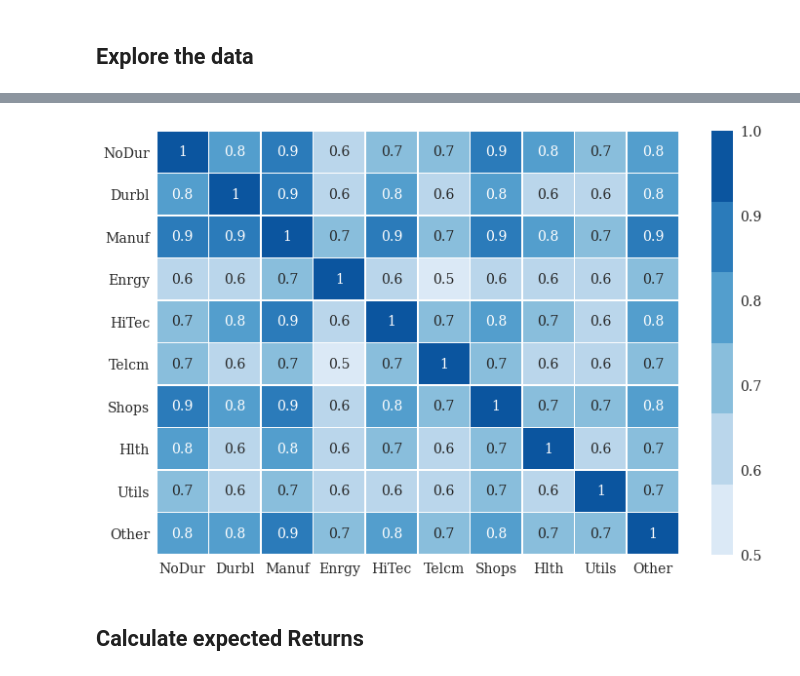
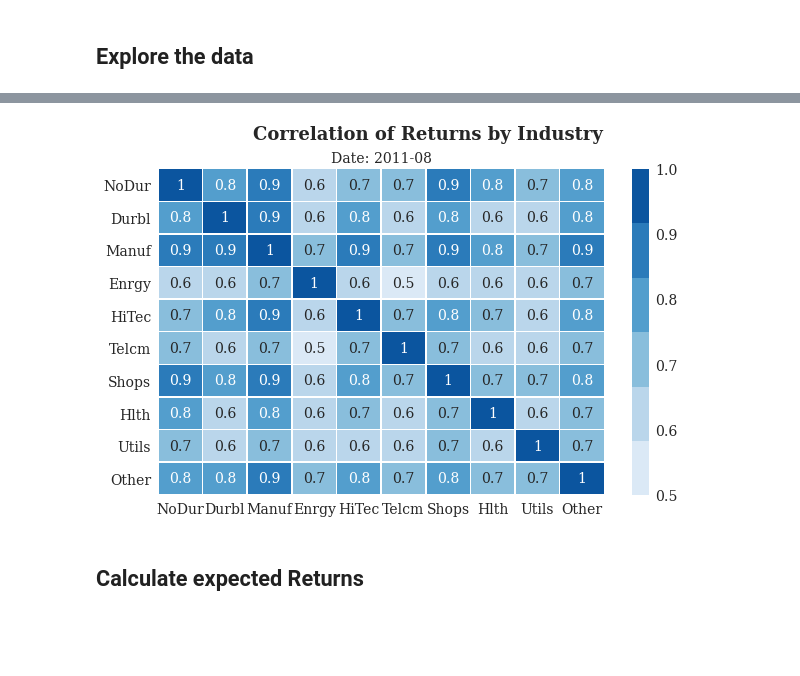
Before and after one commit to mateomarks/Black-Litterman, a Jupyter notebook: Base.ipynb, the cells around one changed output, grey strips where cells are left out. Cells and saved outputs as stored; diff of their text form; code cells hidden in the pictures; blank space fills up the shorter version.

Commit message:
Improved Graphs

```diff
--- a/Base.ipynb
+++ b/Base.ipynb
@@ -115,0 +118,9 @@ ax = sns.barplot( data=original_data.train['mktcap'].tail(1))
+# %%
+train_date =  original_data.train['nfirms'].tail(1).index[0]
+f, ax = plt.subplots()
+f.suptitle('Avg Firm Size vs Number of firms',fontweight="bold")
+ax.set_title("Date: " + str(train_date))
+ax.set_xlabel('# of firms')
+ax.set_ylabel('Average Size')
+sns.scatterplot(x="nfirms", y="avg_size", hue="mktcap", size="mktcap",sizes=(20, 300),
+                data=aux_plot, ax=ax);
@@ -128,10 +149,13 @@ original_data.train['rets'].describe()
 | 75% | 0.036700 | 0.048400 | 0.043275 | 0.046175 | 0.050675 | 0.032075 | 0.041325 | 0.040850 | 0.036275 | 0.042500 |
 | max | 0.341700 | 0.797900 | 0.572000 | 0.389900 | 0.534900 | 0.281700 | 0.424500 | 0.371300 | 0.434600 | 0.587500 |
 # %%
-f, ax = plt.subplots(figsize=(12, 8))
-sns.heatmap(original_data.train['rets'].corr().round(1), cmap=sns.color_palette('Blues'), annot=True, linewidths=.5, ax=ax);
+fig, ax = plt.subplots()
+fig.suptitle('Correlation of Returns by Industry',fontweight="bold")
+ax.set_title("Date: " + str(train_date))
+sns.heatmap(original_data.train['rets'].corr().round(1),
+            cmap=sns.color_palette('Blues'), annot=True, linewidths=.5, ax=ax);
 # %% [output]
-[figure, old version]
+[figure, new version]
 # %% [markdown]
 ## Calculate expected Returns
 # %%
```
Also changed, not shown: parts of 7 cells of this notebook.
